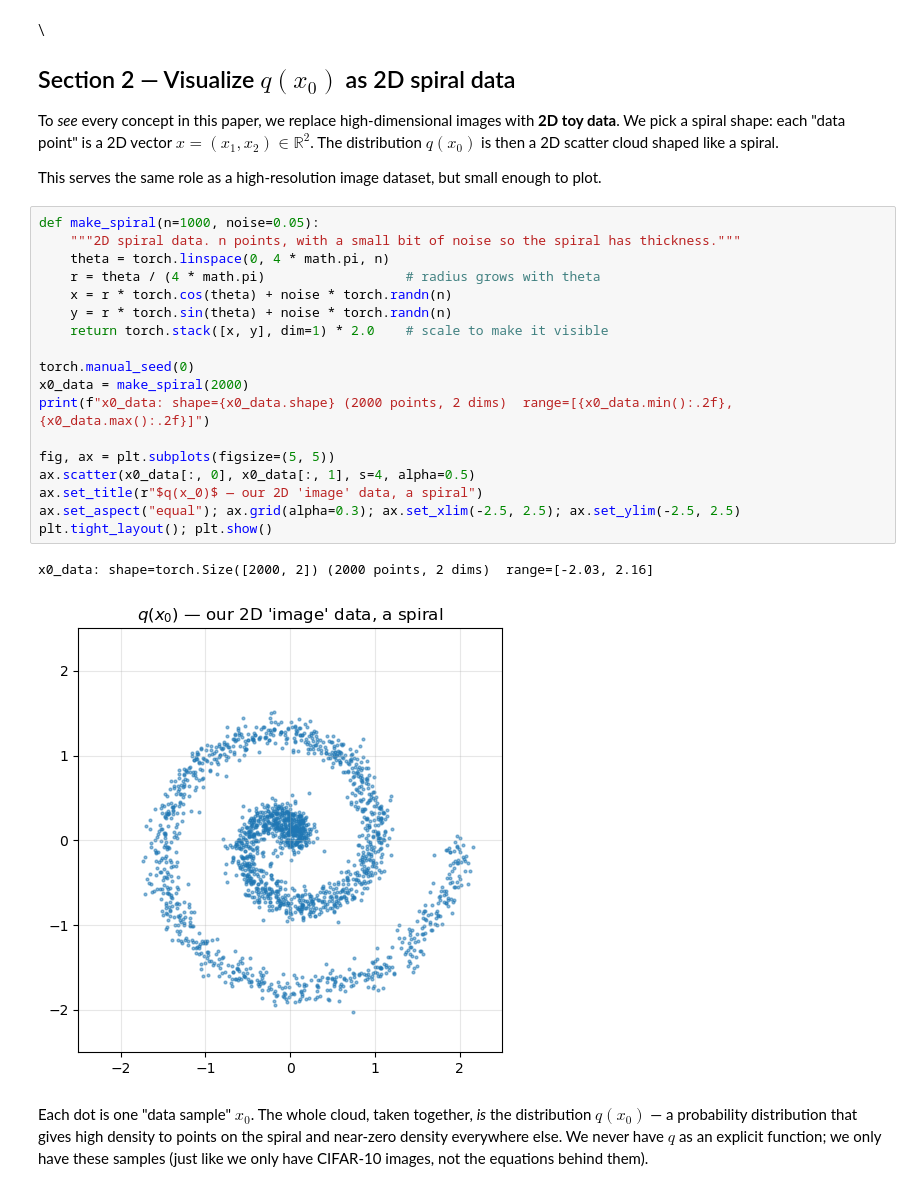
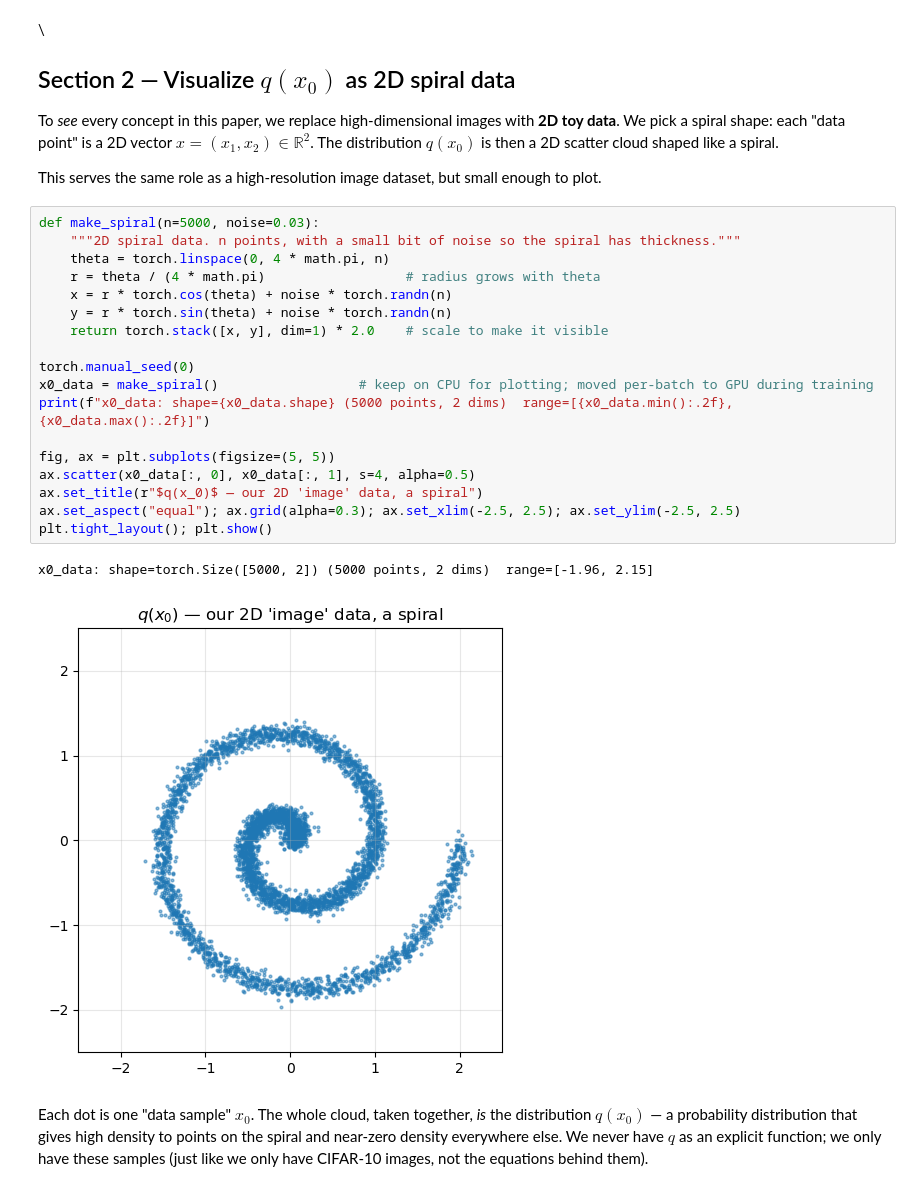
Before and after one commit to ms802x/image-gen-curriculum, a Jupyter notebook: day2/day2_paper_math_to_code.ipynb, the cells around one changed output. Cells and saved outputs as stored; diff of their text form.

```diff
--- a/day2/day2_paper_math_to_code.ipynb
+++ b/day2/day2_paper_math_to_code.ipynb
@@ -107,26 +110,26 @@ To *see* every concept in this paper, we replace high-dimensional images with **
 
 This serves the same role as a high-resolution image dataset, but small enough to plot.
 # %%
-def make_spiral(n=1000, noise=0.05):
+def make_spiral(n=5000, noise=0.03):
     """2D spiral data. n points, with a small bit of noise so the spiral has thickness."""
     theta = torch.linspace(0, 4 * math.pi, n)
     r = theta / (4 * math.pi)                  # radius grows with theta
     x = r * torch.cos(theta) + noise * torch.randn(n)
     y = r * torch.sin(theta) + noise * torch.randn(n)
     return torch.stack([x, y], dim=1) * 2.0    # scale to make it visible
 
 torch.manual_seed(0)
-x0_data = make_spiral(2000)
-print(f"x0_data: shape={x0_data.shape} (2000 points, 2 dims)  range=[{x0_data.min():.2f}, {x0_data.max():.2f}]")
+x0_data = make_spiral()                  # keep on CPU for plotting; moved per-batch to GPU during training
+print(f"x0_data: shape={x0_data.shape} (5000 points, 2 dims)  range=[{x0_data.min():.2f}, {x0_data.max():.2f}]")
 
 fig, ax = plt.subplots(figsize=(5, 5))
 ax.scatter(x0_data[:, 0], x0_data[:, 1], s=4, alpha=0.5)
 ax.set_title(r"$q(x_0)$ — our 2D 'image' data, a spiral")
 ax.set_aspect("equal"); ax.grid(alpha=0.3); ax.set_xlim(-2.5, 2.5); ax.set_ylim(-2.5, 2.5)
 plt.tight_layout(); plt.show()
 # %% [output]
-x0_data: shape=torch.Size([2000, 2]) (2000 points, 2 dims)  range=[-2.03, 2.16]
+x0_data: shape=torch.Size([5000, 2]) (5000 points, 2 dims)  range=[-1.96, 2.15]
-[figure, old version]
+[figure, new version]
 # %% [markdown]
 Each dot is one "data sample" $x_0$. The whole cloud, taken together, *is* the distribution $q(x_0)$ — a probability distribution that gives high density to points on the spiral and near-zero density everywhere else. We never have $q$ as an explicit function; we only have these samples (just like we only have CIFAR-10 images, not the equations behind them).
 # %% [markdown]
```
Also changed, not shown: parts of 19 cells of this notebook, 1 other file.
